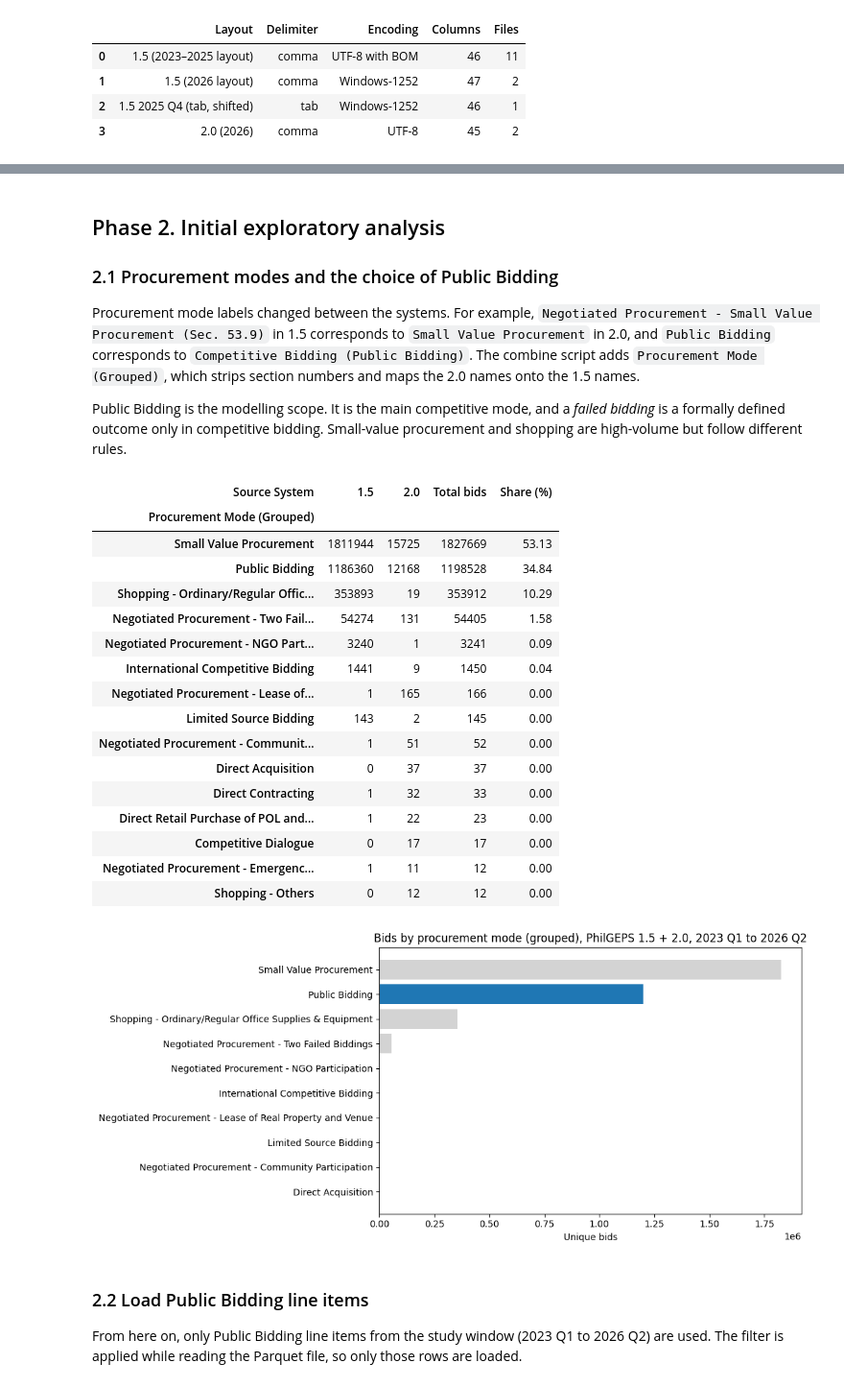
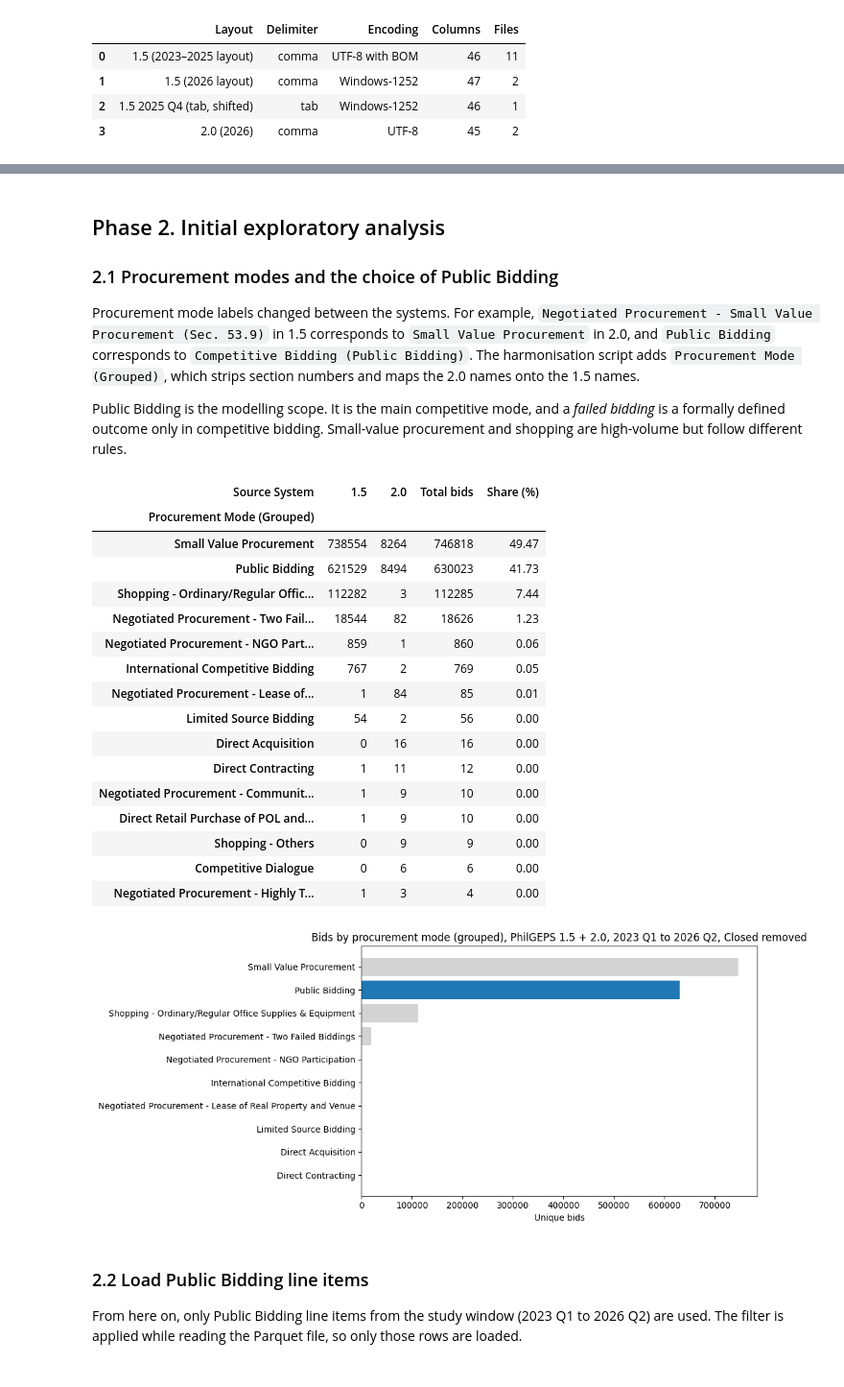
Before and after one commit to deyosa/philgeps-ml-project, a Jupyter notebook: notebooks/01_data_preparation_and_eda.ipynb, the cells around one changed output, grey strips where cells are left out. Shown at 96% size. Drawn from its saved outputs; the diff is of its cells as text; code cells hidden in the pictures.

```diff
--- a/notebooks/01_data_preparation_and_eda.ipynb
+++ b/notebooks/01_data_preparation_and_eda.ipynb
@@ -231,45 +232,44 @@ Source System, Source File, Source Quarter, Procuring Entity (PE), Region, Provi
 
 ### 2.1 Procurement modes and the choice of Public Bidding
 
-Procurement mode labels changed between the systems. For example, `Negotiated Procurement - Small Value Procurement (Sec. 53.9)` in 1.5 corresponds to `Small Value Procurement` in 2.0, and `Public Bidding` corresponds to `Competitive Bidding (Public Bidding)`. The combine script adds `Procurement Mode (Grouped)`, which strips section numbers and maps the 2.0 names onto the 1.5 names.
+Procurement mode labels changed between the systems. For example, `Negotiated Procurement - Small Value Procurement (Sec. 53.9)` in 1.5 corresponds to `Small Value Procurement` in 2.0, and `Public Bidding` corresponds to `Competitive Bidding (Public Bidding)`. The harmonisation script adds `Procurement Mode (Grouped)`, which strips section numbers and maps the 2.0 names onto the 1.5 names.
 
 Public Bidding is the modelling scope. It is the main competitive mode, and a *failed bidding* is a formally defined outcome only in competitive bidding. Small-value procurement and shopping are high-volume but follow different rules.
 # %%
-modes = pq.read_table(pf.COMBINED, columns=["Source System", "Procurement Mode (Grouped)", "Bid Reference No."],
-                      filters=pf.STUDY_FILTER).to_pandas()
+modes = pq.read_table(pf.CLEANED, columns=["Source System", "Procurement Mode (Grouped)", "Bid Reference No."]).to_pandas()
 mode_bids = (modes.drop_duplicates(["Source System", "Bid Reference No.", "Procurement Mode (Grouped)"])
              .groupby(["Procurement Mode (Grouped)", "Source System"], observed=True).size().unstack(fill_value=0))
 mode_bids["Total bids"] = mode_bids.sum(axis=1)
 mode_bids = mode_bids.sort_values("Total bids", ascending=False)
 mode_bids["Share (%)"] = (mode_bids["Total bids"] / mode_bids["Total bids"].sum() * 100).round(2)
 display(mode_bids.head(15))
 del modes
 
 top = mode_bids.head(10)["Total bids"].sort_values()
 plt.figure(figsize=(11, 5))
 plt.barh(top.index, top.values, color=["tab:blue" if i == "Public Bidding" else "lightgray" for i in top.index])
 plt.xlabel("Unique bids")
-plt.title("Bids by procurement mode (grouped), PhilGEPS 1.5 + 2.0, 2023 Q1 to 2026 Q2")
+plt.title("Bids by procurement mode (grouped), PhilGEPS 1.5 + 2.0, 2023 Q1 to 2026 Q2, Closed removed")
 plt.tight_layout(); plt.show()
 # %% [output]
 | Source System | 1.5 | 2.0 | Total bids | Share (%) |
 | Procurement Mode (Grouped) |  |  |  |  |
-| Small Value Procurement | 1811944 | 15725 | 1827669 | 53.13 |
-| Public Bidding | 1186360 | 12168 | 1198528 | 34.84 |
-| Shopping - Ordinary/Regular Offic... | 353893 | 19 | 353912 | 10.29 |
-| Negotiated Procurement - Two Fail... | 54274 | 131 | 54405 | 1.58 |
-| Negotiated Procurement - NGO Part... | 3240 | 1 | 3241 | 0.09 |
-| International Competitive Bidding | 1441 | 9 | 1450 | 0.04 |
-| Negotiated Procurement - Lease of... | 1 | 165 | 166 | 0.00 |
-| Limited Source Bidding | 143 | 2 | 145 | 0.00 |
-| Negotiated Procurement - Communit... | 1 | 51 | 52 | 0.00 |
-| Direct Acquisition | 0 | 37 | 37 | 0.00 |
-| Direct Contracting | 1 | 32 | 33 | 0.00 |
-| Direct Retail Purchase of POL and... | 1 | 22 | 23 | 0.00 |
-| Competitive Dialogue | 0 | 17 | 17 | 0.00 |
-| Negotiated Procurement - Emergenc... | 1 | 11 | 12 | 0.00 |
-| Shopping - Others | 0 | 12 | 12 | 0.00 |
+| Small Value Procurement | 738554 | 8264 | 746818 | 49.47 |
+| Public Bidding | 621529 | 8494 | 630023 | 41.73 |
+| Shopping - Ordinary/Regular Offic... | 112282 | 3 | 112285 | 7.44 |
+| Negotiated Procurement - Two Fail... | 18544 | 82 | 18626 | 1.23 |
+| Negotiated Procurement - NGO Part... | 859 | 1 | 860 | 0.06 |
+| International Competitive Bidding | 767 | 2 | 769 | 0.05 |
+| Negotiated Procurement - Lease of... | 1 | 84 | 85 | 0.01 |
+| Limited Source Bidding | 54 | 2 | 56 | 0.00 |
+| Direct Acquisition | 0 | 16 | 16 | 0.00 |
+| Direct Contracting | 1 | 11 | 12 | 0.00 |
+| Negotiated Procurement - Communit... | 1 | 9 | 10 | 0.00 |
+| Direct Retail Purchase of POL and... | 1 | 9 | 10 | 0.00 |
+| Shopping - Others | 0 | 9 | 9 | 0.00 |
+| Competitive Dialogue | 0 | 6 | 6 | 0.00 |
+| Negotiated Procurement - Highly T... | 1 | 3 | 4 | 0.00 |
-[figure, old version]
+[figure, new version]
 # %% [markdown]
 ### 2.2 Load Public Bidding line items
 
```
Also changed, not shown: parts of 30 cells of this notebook, 17 other files.
